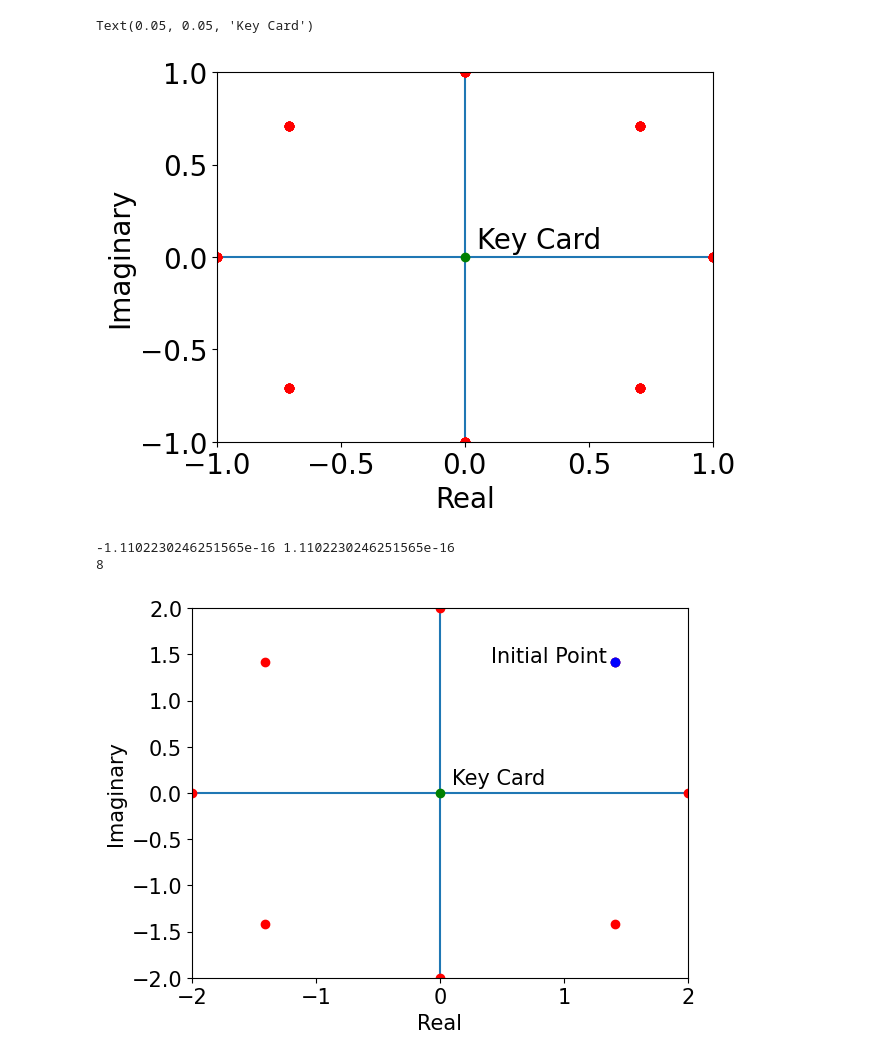
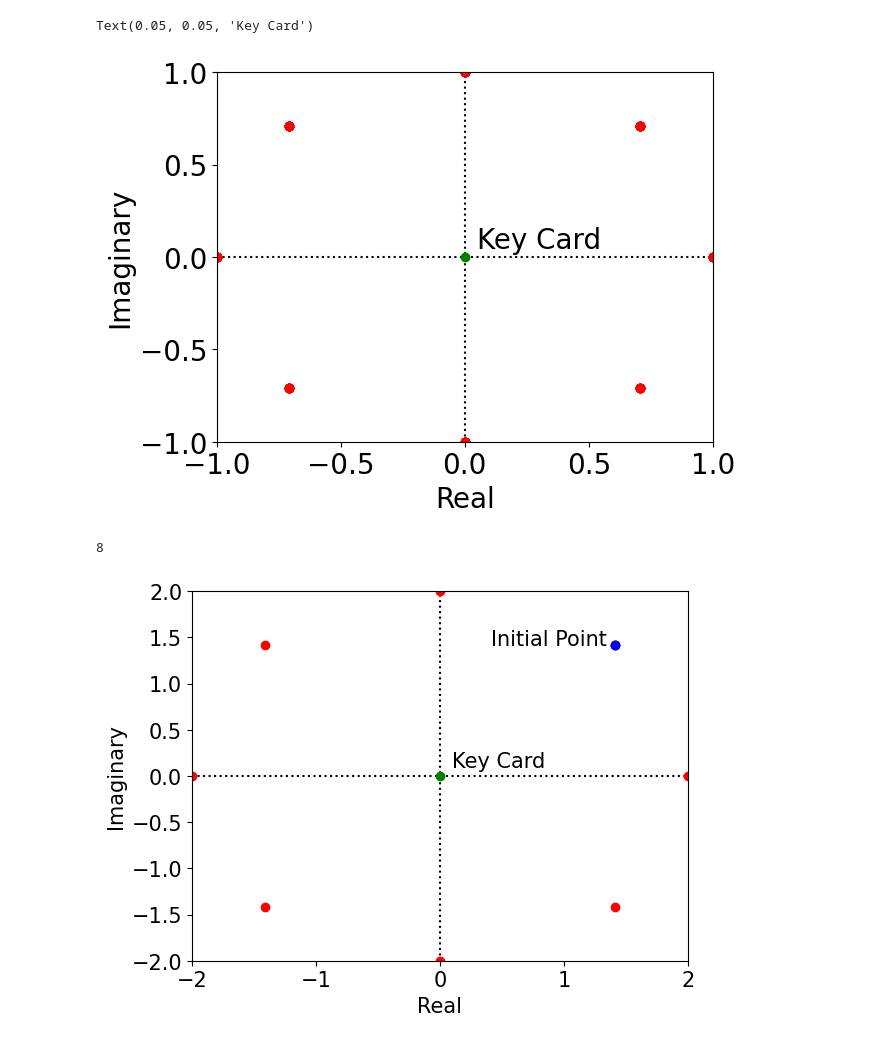
Before and after one commit to SergioGouveia005/detective-inspector-irrational, a Jupyter notebook: detective_inspector_irrational.ipynb, the cells around one changed output. Saved outputs shown, nothing was run; the diff lists cells and outputs as text; code cells hidden in the pictures.

```diff
--- a/detective_inspector_irrational.ipynb
+++ b/detective_inspector_irrational.ipynb
@@ -9,8 +9,8 @@ import matplotlib.pyplot as plt
 mpl.rcParams['font.size'] = 20
 plt.xlim(-1, 1)
 plt.ylim(-1,1)
-plt.axhline()
-plt.axvline()
+plt.axhline(c = 'k', ls = ":")
+plt.axvline(c = 'k', ls = ":")
 plt.xlabel("Real")
 plt.ylabel("Imaginary")
 
@@ -42,7 +42,7 @@ plt.text(0.05,0.05,"Key Card")
 #--1.2--
 # %% [output]
 Text(0.05, 0.05, 'Key Card')
-[figure, old version]
+[figure, new version]
 # %%
 import math
 import cmath
@@ -54,8 +54,8 @@ import matplotlib.pyplot as plt
 mpl.rcParams['font.size'] = 15
 plt.xlim(-2, 2)
 plt.ylim(-2,2)
-plt.axhline()
-plt.axvline()
+plt.axhline(c = 'k', ls = ":")
+plt.axvline(c = 'k', ls = ":")
 plt.xlabel("Real")
 plt.ylabel("Imaginary")
 
@@ -67,36 +67,34 @@ z_den = ((1+1j)/(math.sqrt(2)))**40
 z_initial = z_num/z_den
 u = math.sqrt(2)/(1+1j)
 
 plt.plot(z_initial.real, z_initial.imag, 'o', c = 'b') #Initial Point
 
 
 z_position = z_initial
 
 #Movements
 moves = 0
 total = 0
 while(True):
     z_position /= u
     plt.plot(z_position.real, z_position.imag, 'o', c = 'r') #Plots moves
     moves += 1
     total += z_position
     mean = total/moves
     if abs(mean.real*10).__trunc__() == 0 and abs(mean.imag*10).__trunc__() == 0:
-        print(mean.real, mean.imag)
         plt.plot(z_initial.real, z_initial.imag, 'o', c = 'b') #Clarify Initial Point
         plt.text(z_initial.real-1, z_initial.imag,"Initial Point")
         plt.plot(mean.real, mean.imag, 'o', c = 'g') #Keycard
         plt.text(0.1,0.1,"Key Card")
         break
 
 print(moves)
 #Answer = The minimum number of movements is 8
 
 #--2.2--
 # %% [output]
--1.1102230246251565e-16 1.1102230246251565e-16
 8
-[figure, old version]
+[figure, new version]
 # %%
 import math
 import cmath
```
Also changed, not shown: parts of 3 cells of this notebook.
